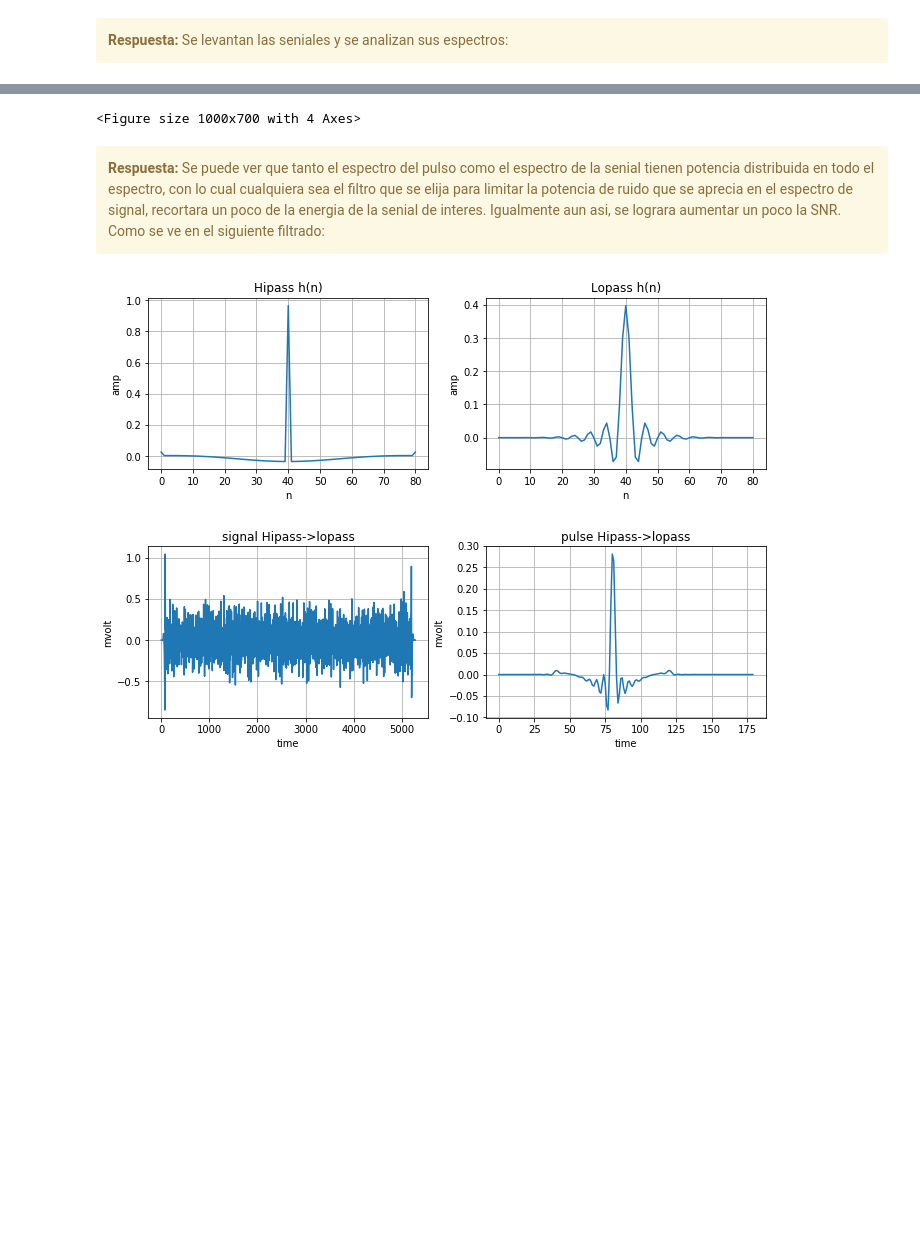
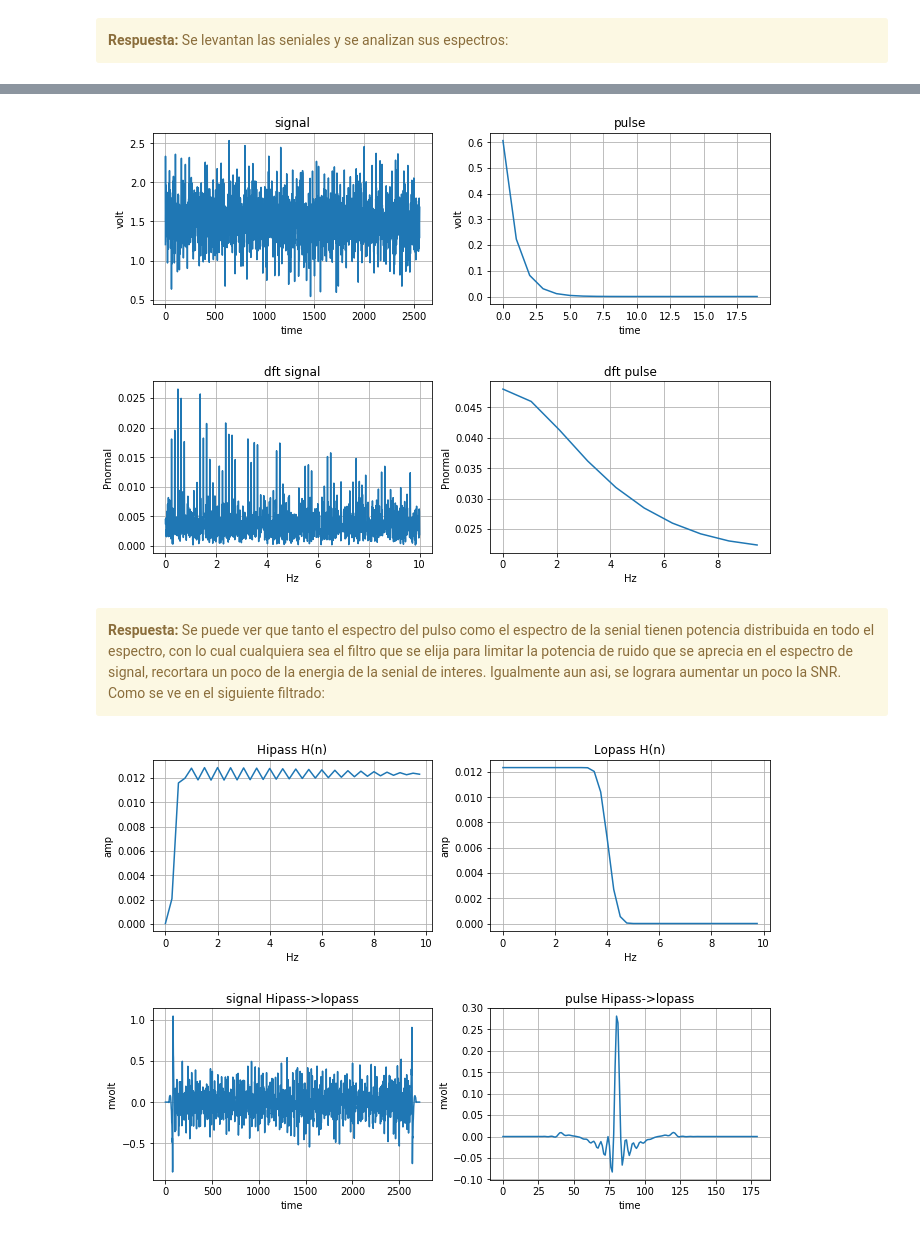
Before and after one commit to pslavkin/mse_18pds, a Jupyter notebook: tp1.ipynb, the cells around one changed output, grey strips where cells are left out. Cells and saved outputs as stored; diff of their text form; code cells hidden in the pictures; blank space fills up the shorter version.

```diff
--- a/tp1.ipynb
+++ b/tp1.ipynb
@@ -20,28 +20,22 @@ con filtros FIR o IIR, los que les parezcan convenientes.
 # %%
 import  numpy   as np
 from    plotter import *
-from    dft     import *
 from    filter  import *
-from    dft     import *
 
 fs    = 20                      #frecuencia de sampleo de la senial
 pl    = plotter_class ( 2,2 )   #objeto para generar un grafico de 2x2
-dft_c = dft_class     ( )       #objeto para analisis de espectro
 f     = filter_class  ( )       #objero para funciones de filtrado
 
 signal = np.load('signalLowSNR.npy')        #lee la senial a decodidicar
 #signal = np.load('signal.npy')
-signal=signal[:2560*2]                      #tomo una pocrion para debug, luego comentar
+signal=signal[:2560*1]                      #tomo una pocrion para debug, luego comentar
 pl.plot_signal  ( 1 ,pl.spaceX(signal) ,signal ,'signal' ,'time' ,'volt' ,trace='-' )
 
 pulse  = np.load('pulse.npy')               #cargo el pulso original para plotearlo
 pl.plot_signal  ( 2 ,pl.spaceX(pulse)  ,pulse  ,'pulse'  ,'time' ,'volt' ,trace='-' )
 
-fft ,freq  = dft_c.abs ( fs ,signal.size  ,signal); #tomo la dft de la senial para verla
-pl.stem_signal ( 3 ,freq[1:] ,fft[1:] ,'dft signal' ,'frecuencia' ,'Pnormal.') #notar que saco la continua para que no apague el resto de la senial
-
-fft ,freq  = dft_c.abs ( fs ,pulse.size  ,pulse);   #tomo la dft del pulso para verlo
-pl.stem_signal ( 4 ,freq     ,fft     ,'dft pulse'  ,'frecuencia' ,'Pnormal.')
+pl.plot_dft_signal ( 3 ,fs ,signal ,'dft signal' ,'Hz' ,'Pnormal' ,trace='-' ,center=signal.size//2 ,zoom=signal.size//2-1)
+pl.plot_dft_signal ( 4 ,fs ,pulse  ,'dft pulse'  ,'Hz' ,'Pnormal' ,trace='-')
 
 pl.plot_show()
 # %% [output]
@@ -50,4 +42,4 @@ Adding an axes using the same arguments as a previous axes currently reuses the
-<Figure size 1000x700 with 4 Axes>
+[figure, added]
 # %% [markdown]
 <div class="alert alert-block alert-warning">
 <b>Respuesta:</b> Se puede ver que tanto el espectro del pulso como el espectro de la senial tienen potencia distribuida en todo el espectro, con lo cual cualquiera sea el filtro que se elija para limitar la potencia de ruido que se aprecia en el espectro de signal, recortara un poco de la energia de la senial de interes.
@@ -58,8 +50,8 @@ pl    = plotter_class ( 2,2 )       #nuevo grafico
 
 hipass = np.load("hipass_fir.npz")['ba'][0]     #leo los parametros del pasabajo
 lopass = np.load("lopass_fir.npz")['ba'][0]     # y pasaaltos diseniados
-pl.plot_signal ( 1 ,pl.spaceX(hipass ) ,hipass ,'Hipass h(n)' ,'n' ,'amp' ,trace='-' )
-pl.plot_signal ( 2 ,pl.spaceX(lopass ) ,lopass ,'Lopass h(n)' ,'n' ,'amp' ,trace='-' )
+pl.plot_dft_signal ( 1 ,fs,hipass,'Hipass H(n)' ,'Hz' ,'amp' ,trace='-' )
+pl.plot_dft_signal ( 2 ,fs,lopass,'Lopass H(n)' ,'Hz' ,'amp' ,trace='-' )
 
 signal = f.fir ( signal ,hipass )               #aplico el filtrado a la senial y la muestro
 signal = f.fir ( signal ,lopass )
@@ -71,4 +63,4 @@ pl.plot_signal ( 4 ,pl.spaceX(ans    ),ans    ,'pulse Hipass->lopass'  ,'time' ,
 
 pl.plot_show()
 # %% [output]
-[figure, old version]
+[figure, new version]
```
Also changed, not shown: parts of 7 cells of this notebook, 5 other files.
